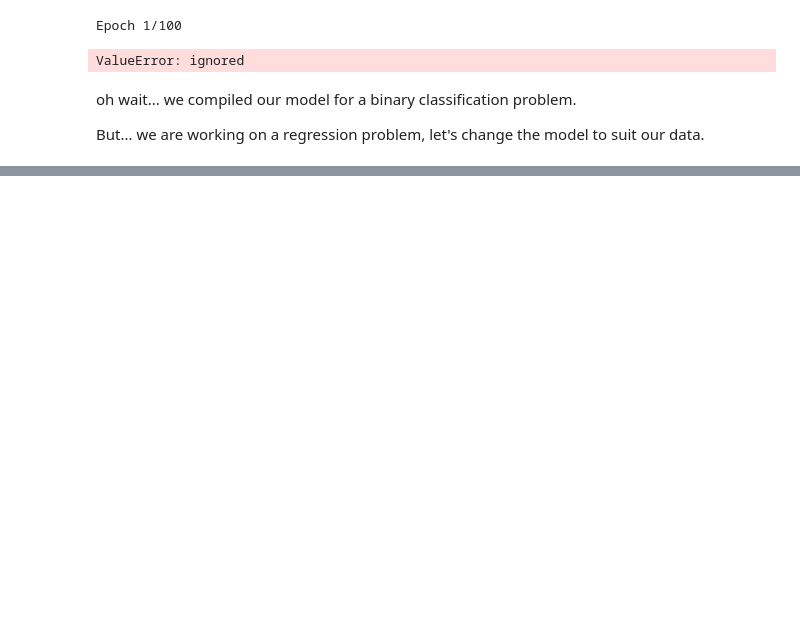
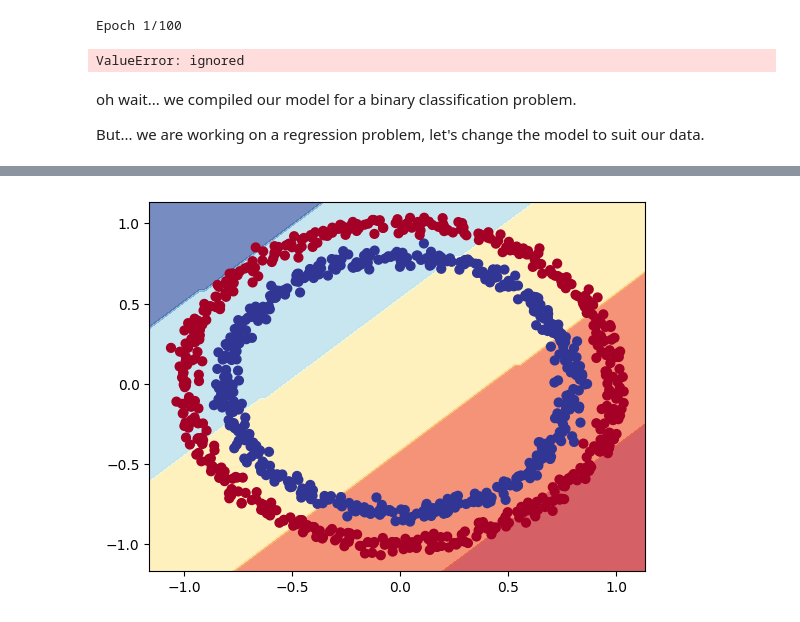
Before and after one commit to jacob7123/TensorFlow, a Jupyter notebook: 02_neural_network_classification_with_tensorflow.ipynb, the cells around one changed output, grey strips where cells are left out. Drawn from its saved outputs; the diff is of its cells as text; code cells hidden in the pictures; blank space fills up the shorter version.

```diff
--- a/02_neural_network_classification_with_tensorflow.ipynb
+++ b/02_neural_network_classification_with_tensorflow.ipynb
@@ -339,0 +342,16 @@ plt.legend();
+# %%
+# Set the random seed
+tf.random.set_seed(42)
+
+# 1. Create a model
+model_4 = tf.keras.Sequential([
+  tf.keras.layers.Dense(1, activation="linear")
+])
+
+# 2. Compile the model
+model_4.compile(loss="binary_crossentropy",
+        optimizer=tf.keras.optimizers.Adam(learning_rate=0.001),
+        metrics=["accuracy"])
+
+# 3. Fit the model
+history = model_4.fit(X, y, epochs=100)
@@ -339,0 +382,6 @@ plt.legend();
+# %%
+# Check the decision boundary for our latest model
+plot_decision_boundary(model=model_4,
+            X=X,
+            y=y)
+# %% [output]
@@ -339,0 +390 @@ plt.legend();
+[figure, added]
```
Also changed, not shown: parts of 11 cells of this notebook.
